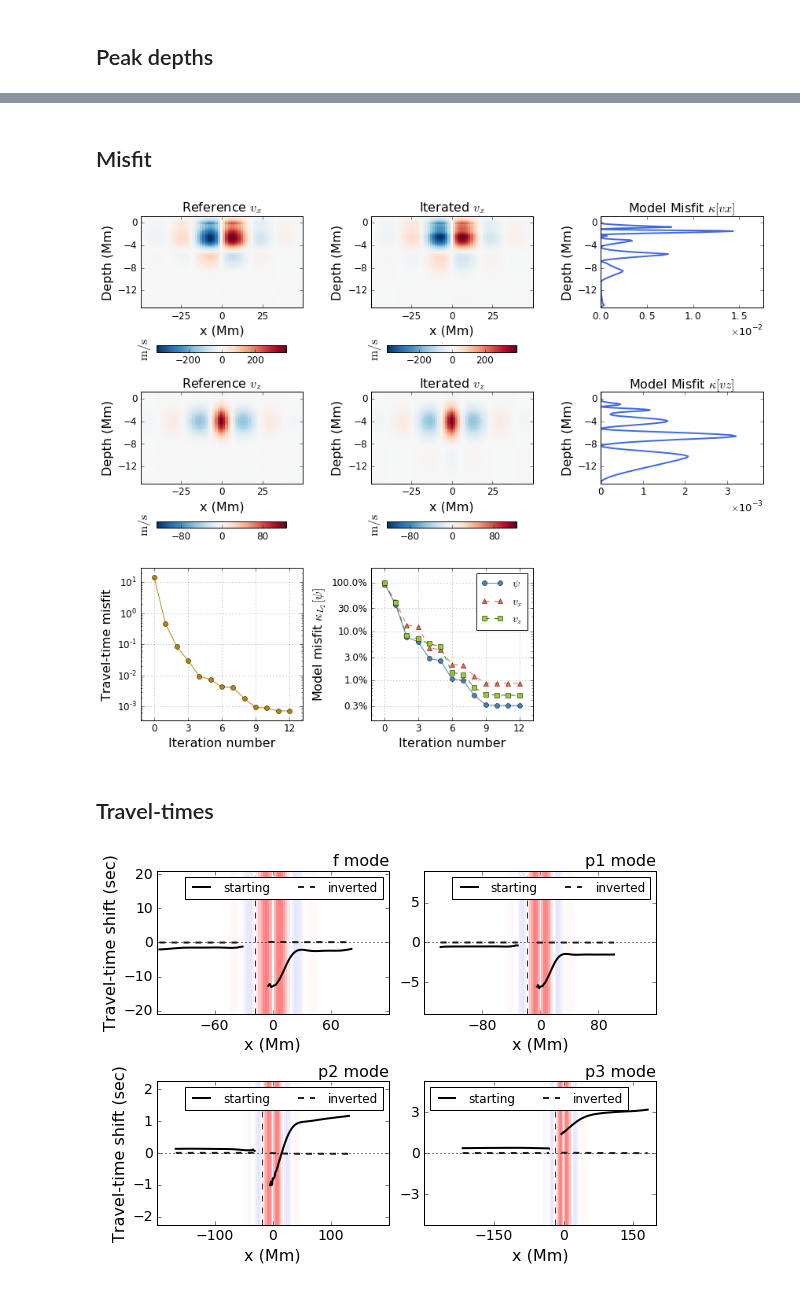
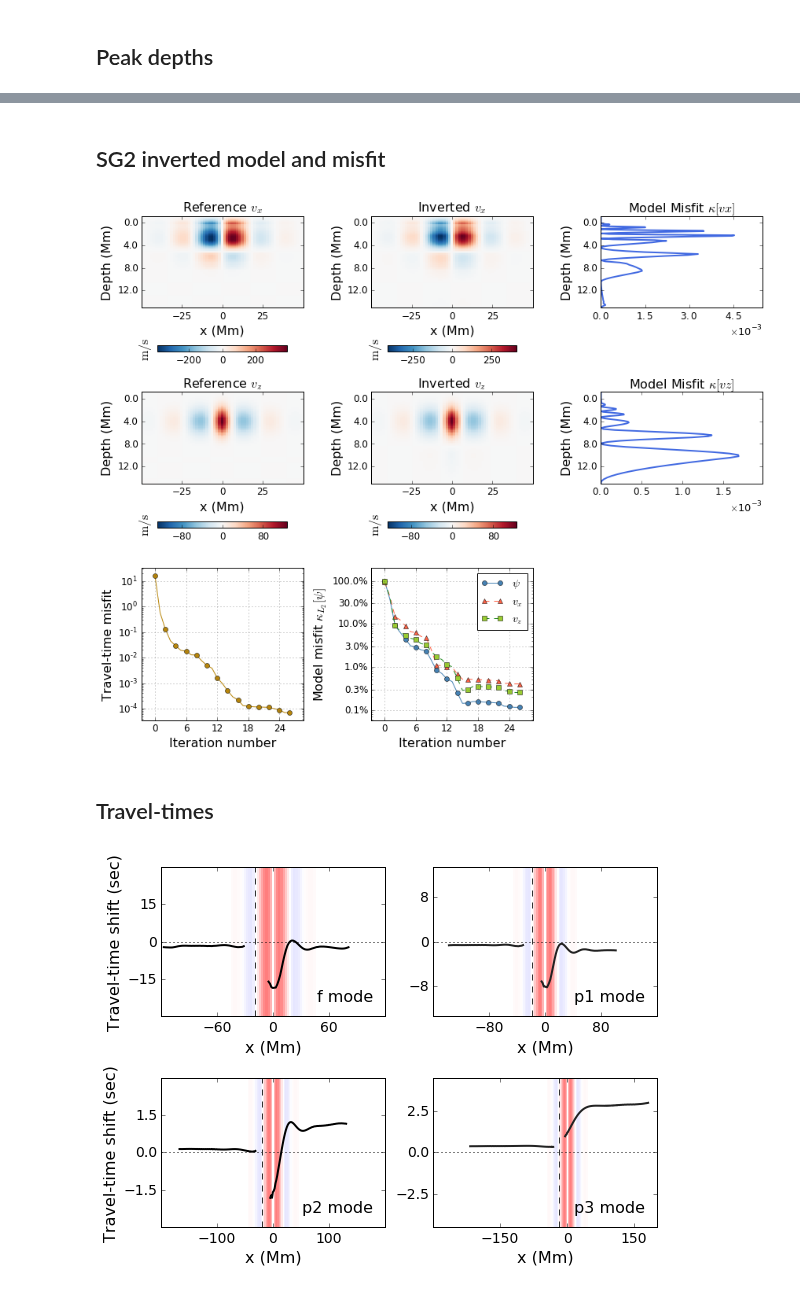
Before and after one commit to jishnub/sparc_flows, a Jupyter notebook: plots_2017_paper.ipynb, the cells around one changed output, grey strips where cells are left out. Drawn from its saved outputs; the diff is of its cells as text; code cells hidden in the pictures.

```diff
--- a/plots_2017_paper.ipynb
+++ b/plots_2017_paper.ipynb
@@ -7,7 +7,7 @@ import plotc
 import read_params
 import matplotlib
 import matplotlib.pyplot as plt
-from matplotlib import ticker
+from matplotlib import ticker,gridspec
 from scipy.special import j1,j0,jn
 def j2(z): return jn(2,z)
 def j1prime(z): return 0.5*(j0(z)-j2(z))
@@ -30,12 +30,12 @@ def fitsread(f): return np.squeeze(pyfits.getdata(f))
 
 RDH13 = 15
 kDH13 = 2*np.pi/(2*RDH13)
+
+datadir_list = [os.path.join(os.path.dirname(read_params.get_directory()),
+                             "spline_SG{:d}_filter".format(sgno)) for sgno in xrange(1,5)]
+
+home = os.environ["HOME"]
+codedir_list = [os.path.join(home,"sparc_SG{:d}".format(sgno)) for sgno in xrange(1,5)]
-# %%
-datadir_list = [os.path.join(os.path.dirname(read_params.get_directory()),
-                             "spline_SG{:d}_nohorcutoff".format(sgno)) for sgno in xrange(1,5)]
-
-home = os.environ["HOME"]
-codedir_list = [os.path.join(home,"sparc_SG{:d}".format(sgno)) for sgno in xrange(1,5)]
 # %% [markdown]
 ## Fitted models
 # %%
@@ -273,5 +285,5 @@ plt.savefig("plots/peak_depths.eps")
-# %% [markdown]
-## Misfit
+# %% [markdown]
+## SG2 inverted model and misfit
 # %%
 f=plt.figure()
 f.set_size_inches(12,10)
@@ -295,6 +307,9 @@ current_vz = fitsread(os.path.join(datadir,'update','vz_{:02d}.fits'.format(iter
 
 x_plot = np.append(x-dx/2,x[-1]+dx/2)
 
+def remove_neg(x,pos):
+    return '{:.1f}'.format(abs(float(x)))
+
 axlist = {}
 cblist = {}
 def add_subplot(sp_index,array,title=""):
@@ -309,16 +324,17 @@ def add_subplot(sp_index,array,title=""):
     ax.set_ylabel("Depth (Mm)",fontsize=16)
     ax.xaxis.set_major_locator(ticker.MaxNLocator(4,prune="both"))
     ax.yaxis.set_major_locator(ticker.MaxNLocator(5,prune="both"))
+    ax.yaxis.set_major_formatter(ticker.FuncFormatter(remove_neg))
     ax.tick_params(axis='both',labelsize=12)
     axlist[sp_index]=ax
     cblist[sp_index]=cb
 
 add_subplot(331,true_vx,title="Reference $v_x$")
-add_subplot(332,current_vx,title="Iterated $v_x$")
-add_subplot(333,true_vx,title="Reference $v_x$")
+add_subplot(332,current_vx,title="Inverted $v_x$")
+add_subplot(333,true_vx)
 add_subplot(334,true_vz,title="Reference $v_z$")
-add_subplot(335,current_vz,title="Iterated $v_z$")
-add_subplot(336,true_vz,title="Reference $v_z$")
+add_subplot(335,current_vz,title="Inverted $v_z$")
+add_subplot(336,true_vz)
 
 for cb in cblist.values():
     cb.ax.set_ylabel(r"$\mathrm{m}/\mathrm{s}$",rotation=90,fontsize=16)
@@ -334,7 +350,7 @@ for fileno,misfitfile in enumerate(misfitfiles):
 
 
 axlist[337]=plt.subplot(337)
-plotdict = dict(color='darkgoldenrod',marker='o',ls='solid',zorder=1)
+plotdict = dict(color='darkgoldenrod',marker='o',ls='solid',zorder=1,markevery=2)
 plt.semilogy(range(len(misfitfiles)),total_misfit,**plotdict)
 plt.tick_params(axis='both', which='major', labelsize=12)
 plt.ylabel('Travel-time misfit',fontsize=16)
@@ -377,11 +393,11 @@ for iterno in xrange(len(misfitfiles)):
     misfit_vx.append(misfit_vx_i)
 
 axlist[338].semilogy(misfit_psi,linestyle='solid',marker='o',
-                     label="$\psi$",color='steelblue',zorder=1)
+                     label="$\psi$",color='steelblue',zorder=1,markevery=2)
 axlist[338].semilogy(misfit_vx,linestyle='dashed',marker='^',
-                     label="$v_x$",color='tomato',zorder=1)
+                     label="$v_x$",color='tomato',zorder=1,markevery=2)
 axlist[338].semilogy(misfit_vz,linestyle='dashed',marker='s',
-                     label="$v_z$",mfc='yellowgreen',zorder=1,color="forestgreen")
+                     label="$v_z$",mfc='yellowgreen',zorder=1,color="forestgreen",markevery=2)
 
 plt.gca().yaxis.set_major_locator(ticker.LogLocator(subs=[1,3]))
 def percent(y,position):
@@ -422,6 +438,7 @@ axlist[333].set_rasterized(False)
 axlist[333].plot(misfit_vx/misfit_vx_scale,z,color="royalblue",lw=2,zorder=1)
 axlist[333].set_ylim(axlist[332].set_ylim())
 axlist[333].yaxis.set_major_locator(axlist[332].yaxis.get_major_locator())
+axlist[333].yaxis.set_major_formatter(ticker.FuncFormatter(remove_neg))
 axlist[333].xaxis.set_major_locator(ticker.MaxNLocator(4))
 axlist[333].xaxis.set_major_formatter(ticker.ScalarFormatter(useMathText=True))
 axlist[333].xaxis.get_offset_text().set_fontsize(13)
@@ -434,6 +451,7 @@ axlist[336].set_rasterized(False)
 axlist[336].plot(misfit_vz/misfit_vz_scale,z,color="royalblue",lw=2)
 axlist[336].set_ylim(axlist[335].set_ylim())
 axlist[336].yaxis.set_major_locator(axlist[335].yaxis.get_major_locator())
+axlist[336].yaxis.set_major_formatter(ticker.FuncFormatter(remove_neg))
 axlist[336].xaxis.set_major_locator(ticker.MaxNLocator(4))
 axlist[336].xaxis.set_major_formatter(ticker.ScalarFormatter(useMathText=True))
 axlist[336].xaxis.get_offset_text().set_fontsize(13)
@@ -448,9 +466,9 @@ cblist[333].ax.set_visible(False)
 cblist[336].ax.set_visible(False)
 
 if not os.path.exists("plots"): os.makedirs("plots")
-plt.savefig("plots/true_iter_vel_misfits.eps")
+plt.savefig("plots/f2.eps")
 # %% [output]
-[figure, old version]
+[figure, new version]
 # %% [markdown]
 ## Travel-times
 # %%
@@ -483,7 +501,10 @@ srcloc=round(x[srcloc_ind],1)
 
 modes={'0':'fmode'}
 for pmodeno in xrange(1,8): modes.update({str(pmodeno):'p'+str(pmodeno)+'mode'})
-ridge_filters=sorted(read_params.get_modes_used())
+
+paramsfiles=[os.path.splitext(paramfile)[1][1:] for paramfile in fnmatch.filter(os.listdir(datadir),'params.[0-9]')]
+ridge_filters_driver=read_params.get_ridge_filter()
+ridge_filters=sorted([ridge for ridge in ridge_filters_driver if ridge in paramsfiles])
 
 ttdiff_ridges={}
 for mode in modes: ttdiff_ridges.update({mode:{"iter_no":[],"misfits":[]}})
@@ -521,7 +542,7 @@ for modeno,mode in enumerate(ridge_filters[:8]):
     axlist.append(ax)
 
     if len(iters_to_plot_ridge)>2:
-        iters_to_plot_ridge= [iters_to_plot_ridge[i] for i in [0,-1]]
+        iters_to_plot_ridge= [iters_to_plot_ridge[i] for i in [0]]
 
     for color_index,iter_no in enumerate(iters_to_plot_ridge):
 
@@ -546,38 +567,39 @@ for modeno,mode in enumerate(ridge_filters[:8]):
         ax.plot(xcoords_right[::skip_pix],td[right_pix[::skip_pix],1],
         color=p.get_color(),linestyle=ls,linewidth=2,zorder=2)
 
-    ax.set_title(spaced(modes[mode]),fontsize=16,loc='right')
+    ax.text(0.95,0.1,spaced(modes[mode]),fontdict=dict(size=16),
+            transform=ax.transAxes,horizontalalignment="right")
     ax.axhline(y=[0],ls='dotted',color='black')
     ax.axvline(x=srcloc,color='#333333',ls='dashed')
 
     ax.xaxis.set_major_locator(ticker.MaxNLocator(4,prune="both"))
     ax.yaxis.set_major_locator(ticker.MaxNLocator(5,prune='both'))
     ax.xaxis.set_tick_params(which='major', labelsize=14)
     ax.yaxis.set_tick_params(which='major', labelsize=14)
     ymin,ymax = ax.get_ylim()
     ax.set_ylim(-max(abs(ymin),abs(ymax))*1.5,max(abs(ymin),abs(ymax))*1.5)
-    ax.legend(loc="best",fontsize=12,ncol=2)
+#     ax.legend(loc="best",fontsize=12,ncol=2)
 
     for span_left,span_right in zip(spanedges[:-1],spanedges[1:]):
         span_color = my_cmap(norm(vx_r_fn((span_left+span_right)/2)))
         ax.axvspan(span_left,span_right,color=span_color,zorder=0)
 
 
 for axno,ax in enumerate(axlist):
     ncols = min(2,len(axlist))
     nrows = int(np.ceil(len(axlist)/ncols))
     ax.change_geometry(nrows,ncols,axno+1)
     ax.set_xlabel("x (Mm)",fontsize=16)
 
 axlist[0].set_ylabel("Travel-time shift (sec)",fontsize=16)
 axlist[2].set_ylabel("Travel-time shift (sec)",fontsize=16)
 
 plt.tight_layout()
 
 #~ Get filename to save to
 
-savepath = os.path.join("plots","tt_modes.eps")
+savepath = os.path.join("plots","f1.eps")
 if not os.path.exists("plots"): os.makedirs("plots")
 plt.savefig(savepath)
 # %% [output]
-[figure, old version]
+[figure, new version]
```
Also changed, not shown: parts of 4 cells of this notebook, 1 other file.
